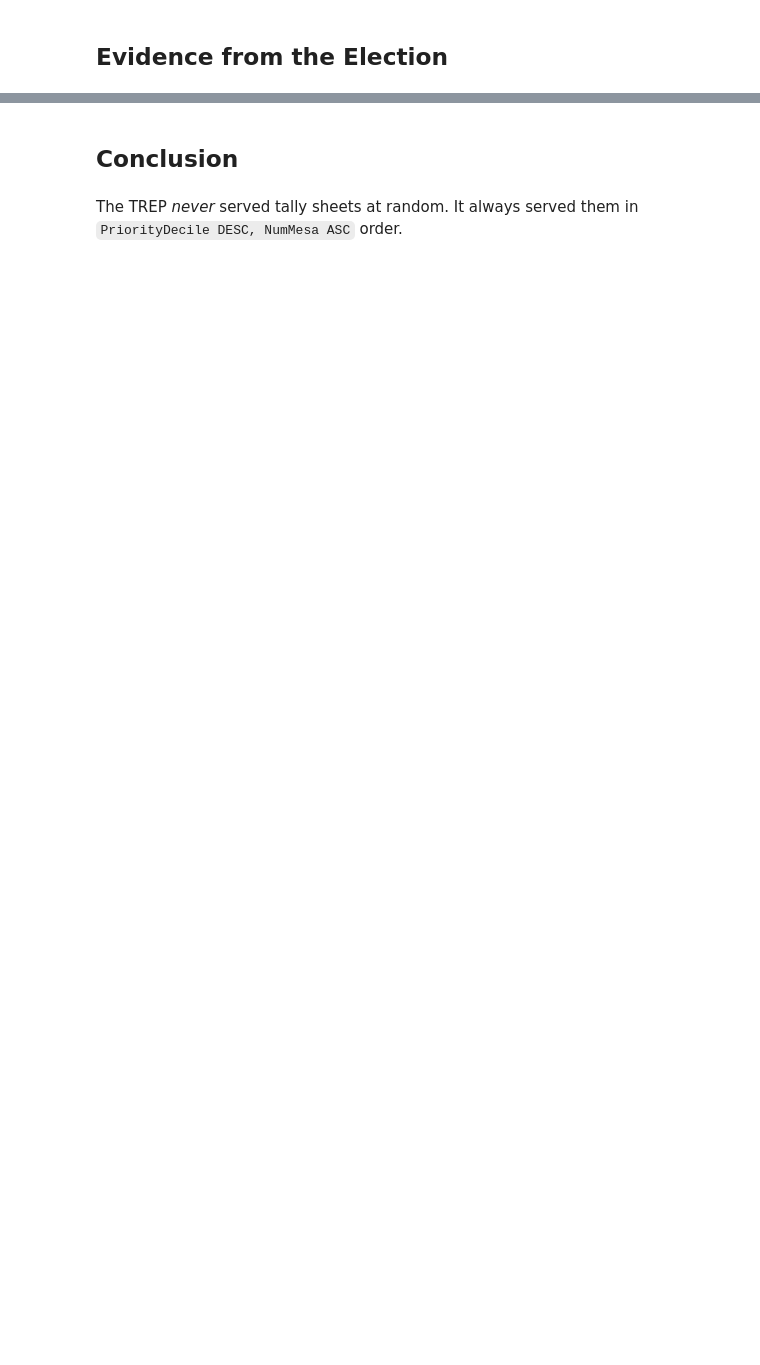
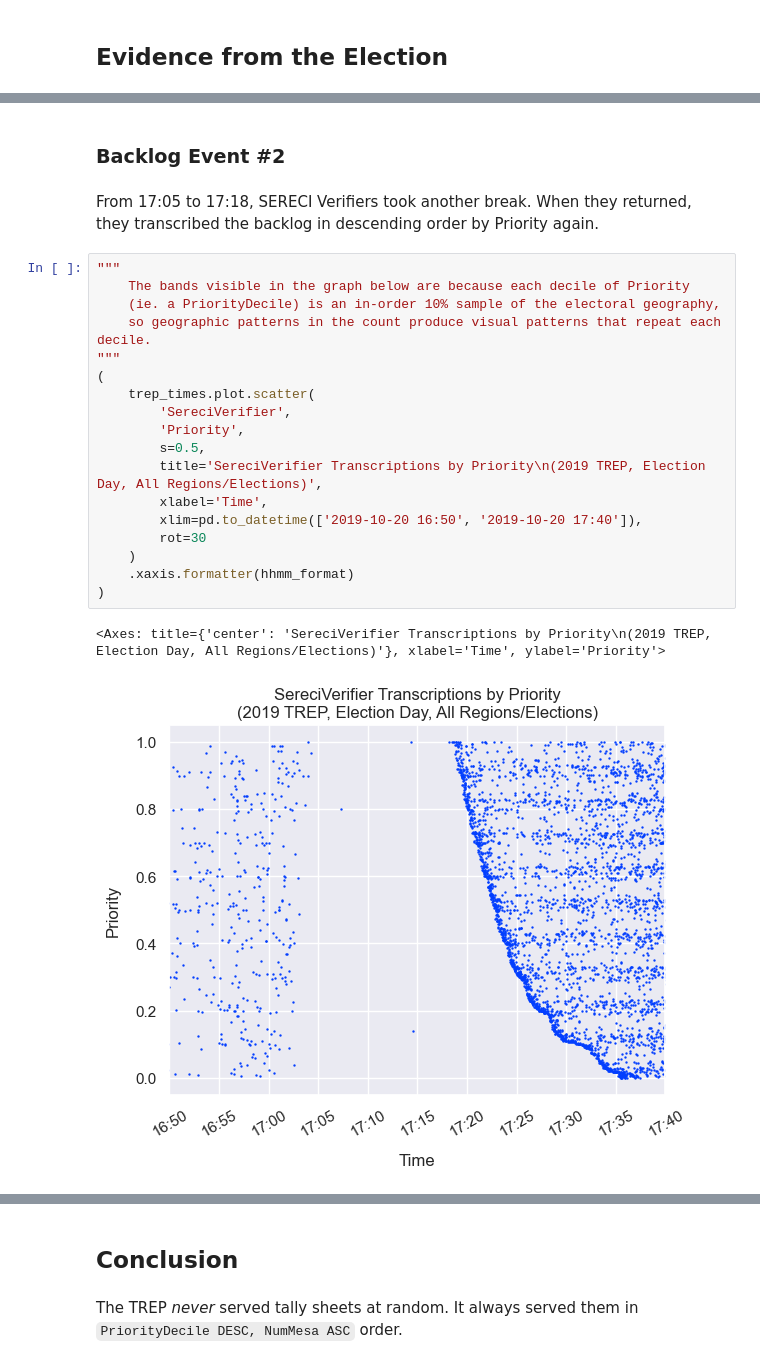
Before and after one commit to distantcomment/bolivia2019, a Jupyter notebook: how-trep-counted-tally-sheets.ipynb, the cells around one changed output, grey strips where cells are left out. Cells and saved outputs as stored; diff of their text form; blank space fills up the shorter version.

```diff
--- a/how-trep-counted-tally-sheets.ipynb
+++ b/how-trep-counted-tally-sheets.ipynb
@@ -474,0 +355,25 @@ At 20:07, in reaction to this alert, officials had the internet at the SERECI of
+# %% [markdown]
+### Backlog Event #2 ###
+# %% [markdown]
+From 17:05 to 17:18, SERECI Verifiers took another break. When they returned, they transcribed the backlog in descending order by Priority again.
+# %%
+"""
+    The bands visible in the graph below are because each decile of Priority
+    (ie. a PriorityDecile) is an in-order 10% sample of the electoral geography,
+    so geographic patterns in the count produce visual patterns that repeat each decile.
+"""
+(
+    trep_times.plot.scatter(
+        'SereciVerifier',
+        'Priority',
+        s=0.5,
+        title='SereciVerifier Transcriptions by Priority\n(2019 TREP, Election Day, All Regions/Elections)',
+        xlabel='Time',
+        xlim=pd.to_datetime(['2019-10-20 16:50', '2019-10-20 17:40']),
+        rot=30
+    )
+    .xaxis.formatter(hhmm_format)
+)
+# %% [output]
+<Axes: title={'center': 'SereciVerifier Transcriptions by Priority\n(2019 TREP, Election Day, All Regions/Elections)'}, xlabel='Time', ylabel='Priority'>
+[figure, added]
```
Also changed, not shown: parts of 48 cells of this notebook.
